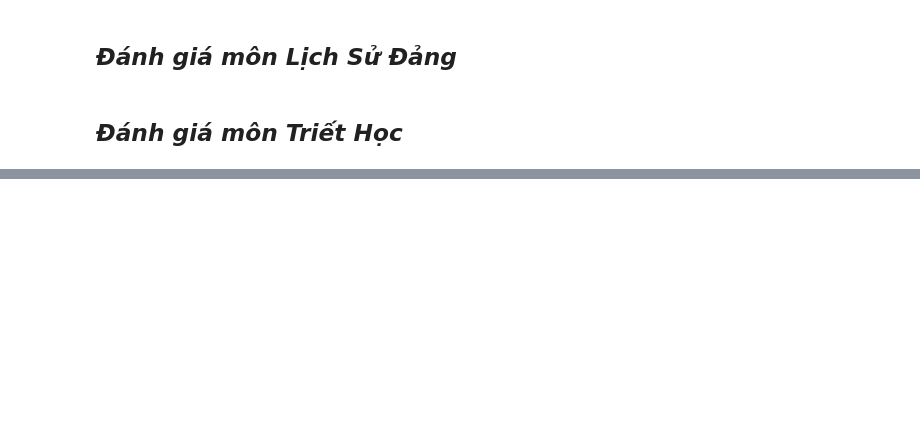
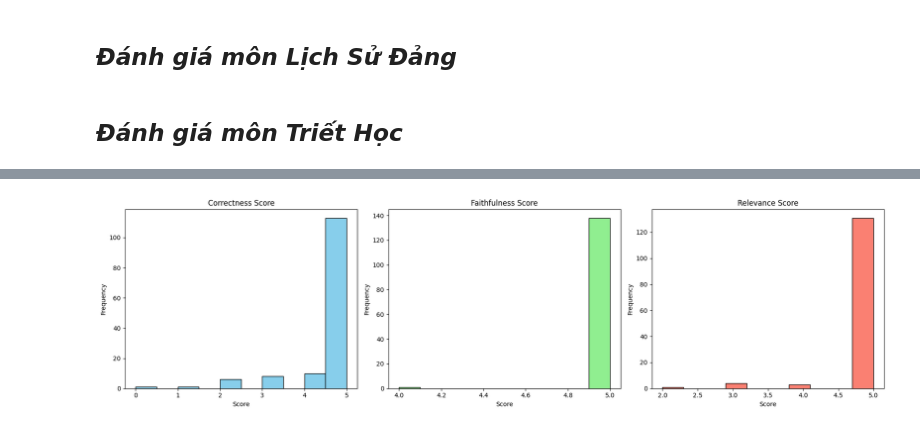
Before and after one commit to KuroBerry/RAG_GeneralSubject, a Jupyter notebook: eval/hybrid_evaluate.ipynb, the cells around one changed output, grey strips where cells are left out. Cells and saved outputs as stored; diff of their text form; code cells hidden in the pictures; blank space fills up the shorter version.

```diff
--- a/eval/hybrid_evaluate.ipynb
+++ b/eval/hybrid_evaluate.ipynb
@@ -157,0 +292,32 @@ c:\Users\dhdnc\OneDrive\ドキュメント\GitHub\RAG_GeneralSubject\data\TrietH
+# %%
+def plot_eval_scores_subplots(eval_results):
+    # Trích các điểm số
+    correctness_scores = [res["correctness"] for res in eval_results]
+    faithfulness_scores = [res["faithfulness"] for res in eval_results]
+    relevance_scores = [res["relevance"] for res in eval_results]
+
+    # Tạo figure và 3 subplots theo hàng ngang
+    fig, axes = plt.subplots(1, 3, figsize=(18, 5))
+
+    # Plot từng biểu đồ histogram
+    axes[0].hist(correctness_scores, bins=10, color='skyblue', edgecolor='black')
+    axes[0].set_title('Correctness Score')
+    axes[0].set_xlabel('Score')
+    axes[0].set_ylabel('Frequency')
+
+    axes[1].hist(faithfulness_scores, bins=10, color='lightgreen', edgecolor='black')
+    axes[1].set_title('Faithfulness Score')
+    axes[1].set_xlabel('Score')
+    axes[1].set_ylabel('Frequency')
+
+    axes[2].hist(relevance_scores, bins=10, color='salmon', edgecolor='black')
+    axes[2].set_title('Relevance Score')
+    axes[2].set_xlabel('Score')
+    axes[2].set_ylabel('Frequency')
+
+    # Căn chỉnh và hiển thị
+    plt.tight_layout()
+    plt.show()
+plot_eval_scores_subplots(eval_results)
+# %% [output]
+[figure, added]
```
Also changed, not shown: parts of 20 cells of this notebook, 5 other files.
